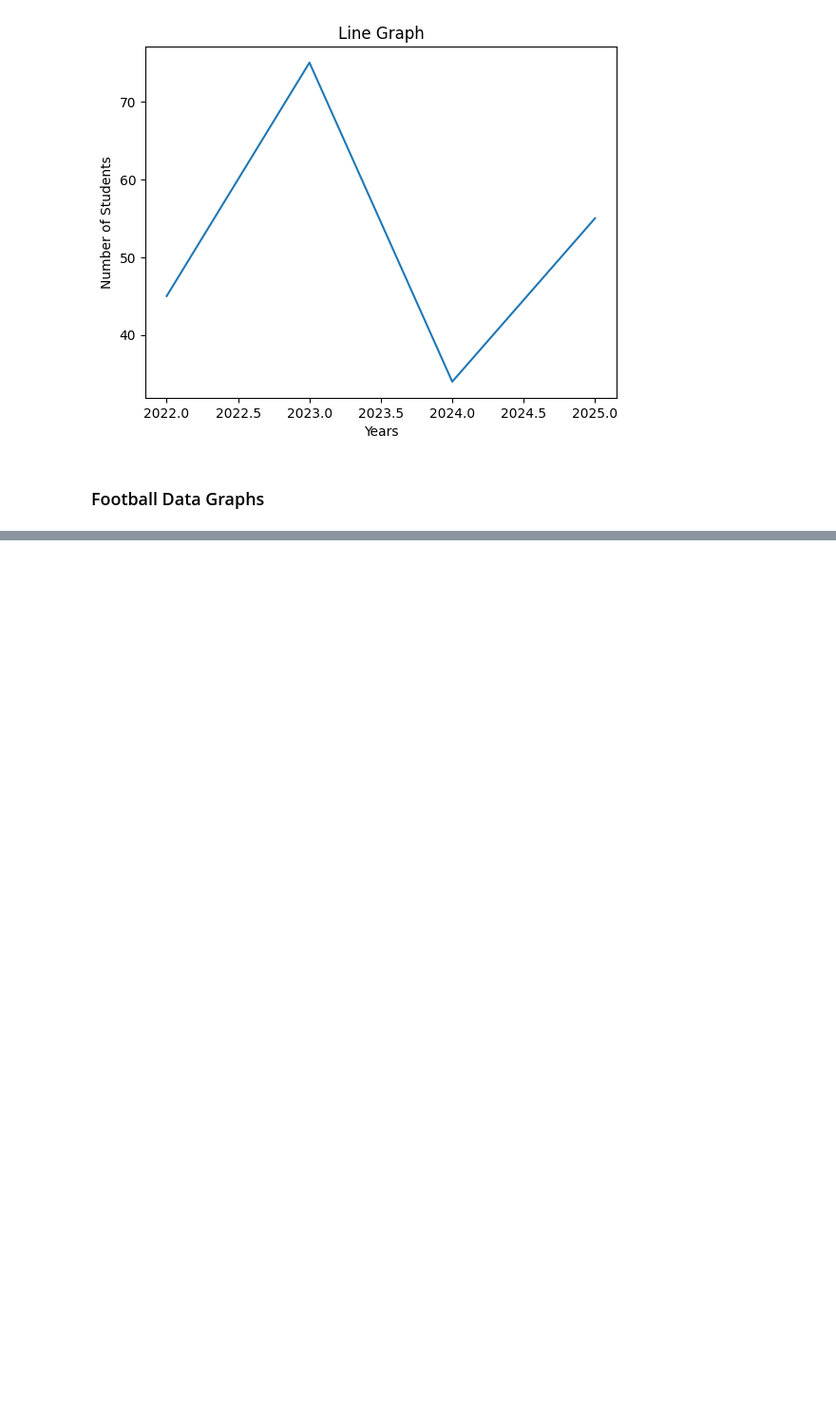
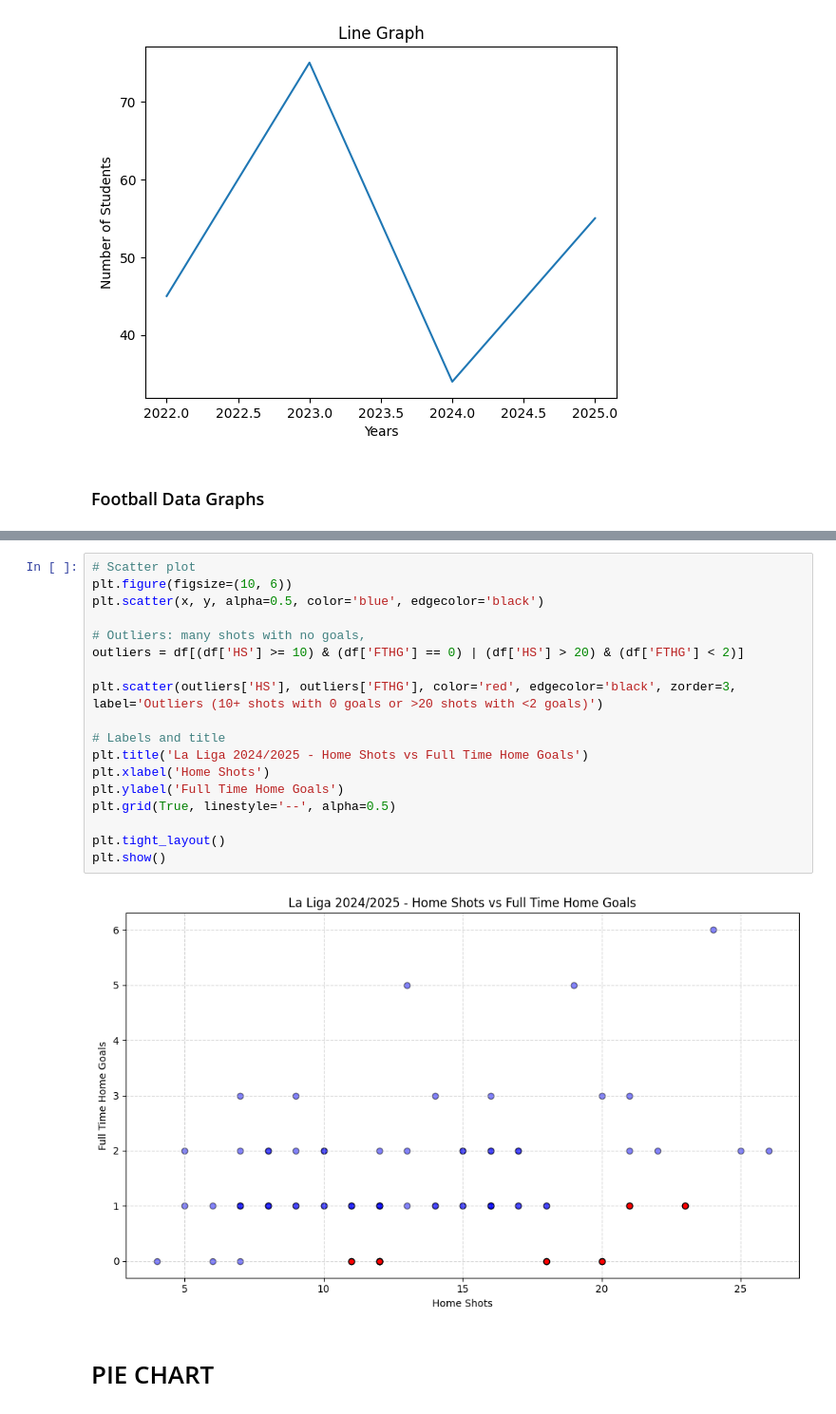
Before and after one commit to nik2168/pandas, a Jupyter notebook: matplotlibPractice.ipynb, the cells around one changed output, grey strips where cells are left out. Shown: that part at 95% size. Cells and saved outputs as stored; diff of their text form; blank space fills up the shorter version.

```diff
--- a/matplotlibPractice.ipynb
+++ b/matplotlibPractice.ipynb
@@ -51,0 +97,22 @@ plt.show()
+# %%
+# Scatter plot
+plt.figure(figsize=(10, 6))
+plt.scatter(x, y, alpha=0.5, color='blue', edgecolor='black')
+
+# Outliers: many shots with no goals,
+outliers = df[(df['HS'] >= 10) & (df['FTHG'] == 0) | (df['HS'] > 20) & (df['FTHG'] < 2)]
+
+plt.scatter(outliers['HS'], outliers['FTHG'], color='red', edgecolor='black', zorder=3, label='Outliers (10+ shots with 0 goals or >20 shots with <2 goals)')
+
+# Labels and title
+plt.title('La Liga 2024/2025 - Home Shots vs Full Time Home Goals')
+plt.xlabel('Home Shots')
+plt.ylabel('Full Time Home Goals')
+plt.grid(True, linestyle='--', alpha=0.5)
+
+plt.tight_layout()
+plt.show()
+# %% [output]
+[figure, added]
+# %% [markdown]
+# PIE CHART
```
Also changed, not shown: parts of 10 cells of this notebook.
